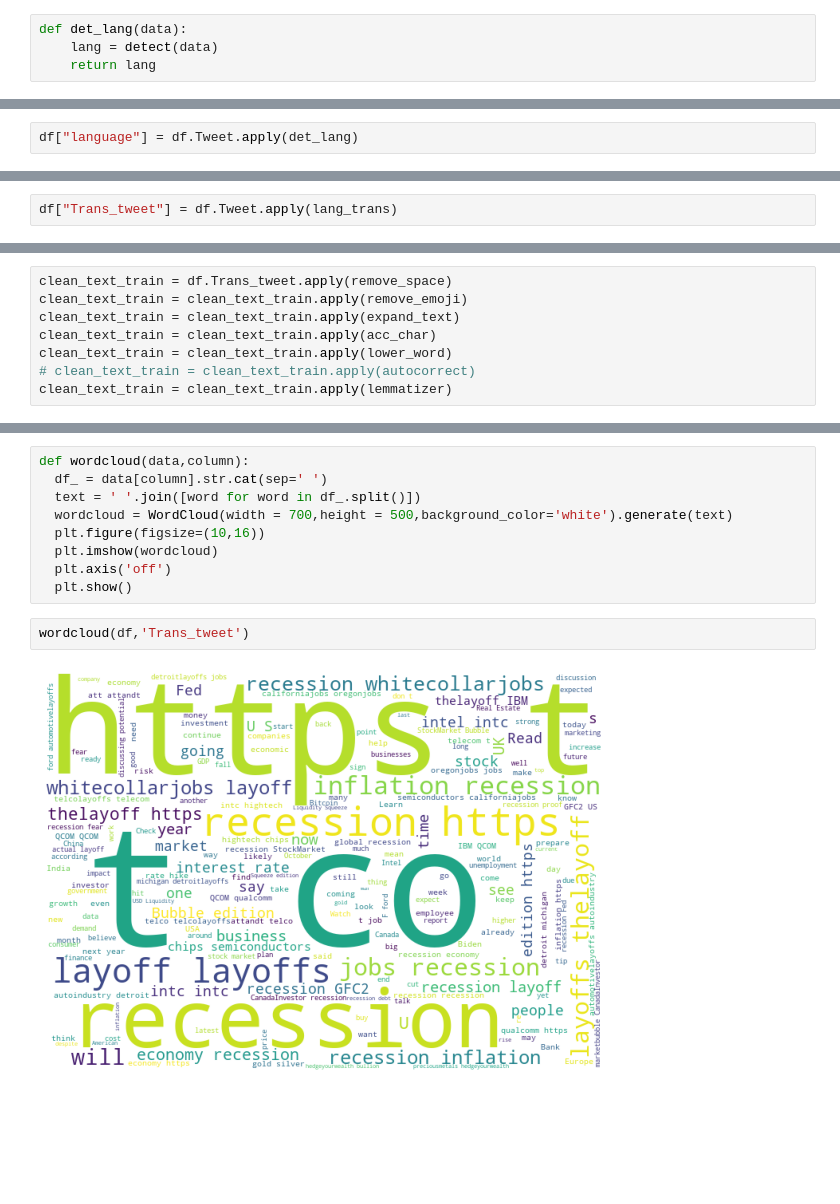
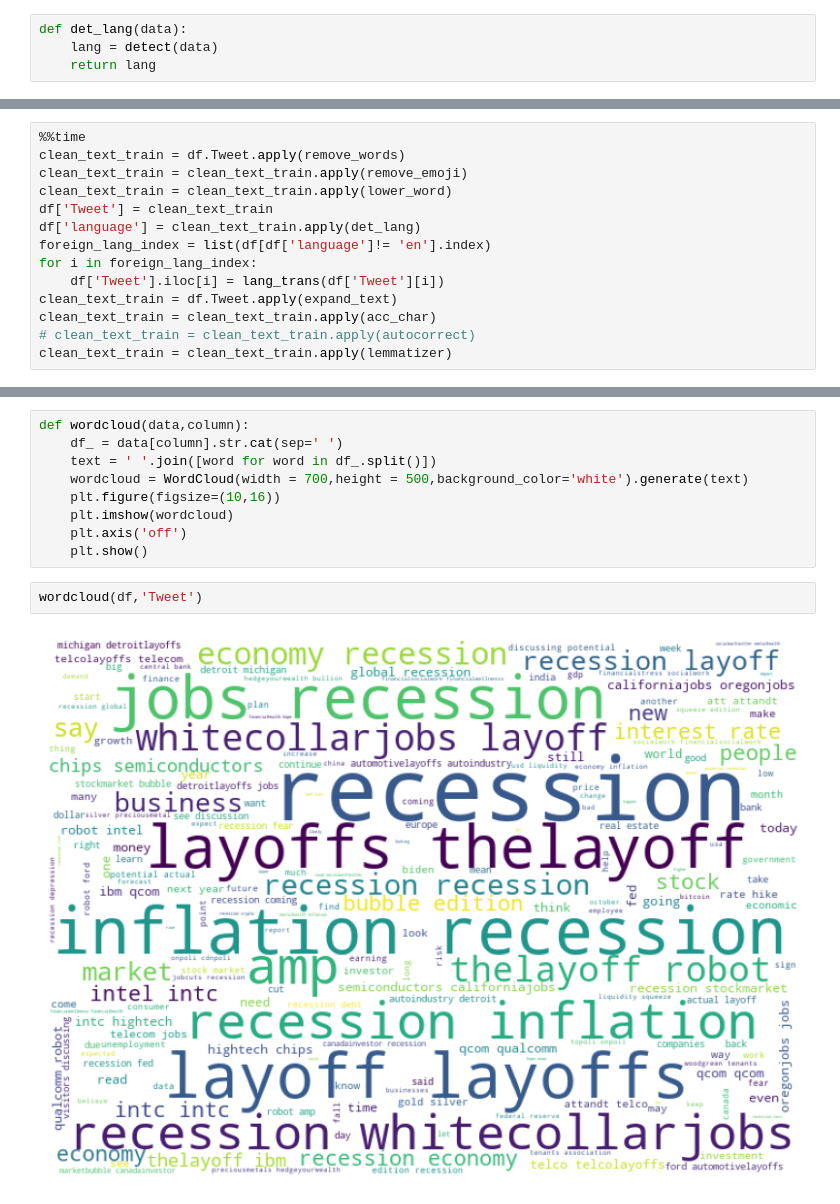
Before and after one commit to b-ashish/NLP, a Jupyter notebook: recession_tweet/recession_tweet_analysis.ipynb, the cells around one changed output, grey strips where cells are left out. Cells and saved outputs as stored; diff of their text form; blank space fills up the shorter version.

Commit message:
Recession tweet analysis

```diff
--- a/recession_tweet/recession_tweet_analysis.ipynb
+++ b/recession_tweet/recession_tweet_analysis.ipynb
@@ -188,2 +139,0 @@ def lemmatizer(data):
-# %%
-df["language"] = df.Tweet.apply(det_lang)
@@ -223,2 +139,0 @@ lang_trans(df["Tweet"][0])
-# %%
-df["Trans_tweet"] = df.Tweet.apply(lang_trans)
@@ -229,8 +140,14 @@ df
 # %%
-clean_text_train = df.Trans_tweet.apply(remove_space)
+%%time
+clean_text_train = df.Tweet.apply(remove_words)
 clean_text_train = clean_text_train.apply(remove_emoji)
-clean_text_train = clean_text_train.apply(expand_text)
+clean_text_train = clean_text_train.apply(lower_word)
+df['Tweet'] = clean_text_train
+df['language'] = clean_text_train.apply(det_lang)
+foreign_lang_index = list(df[df['language']!= 'en'].index)
+for i in foreign_lang_index:
+    df['Tweet'].iloc[i] = lang_trans(df['Tweet'][i])
+clean_text_train = df.Tweet.apply(expand_text)
 clean_text_train = clean_text_train.apply(acc_char)
-clean_text_train = clean_text_train.apply(lower_word)
 # clean_text_train = clean_text_train.apply(autocorrect)
 clean_text_train = clean_text_train.apply(lemmatizer)
@@ -292,13 +211,13 @@ print(count,end=" ")
 # %%
 def wordcloud(data,column):
-  df_ = data[column].str.cat(sep=' ')
-  text = ' '.join([word for word in df_.split()])
-  wordcloud = WordCloud(width = 700,height = 500,background_color='white').generate(text)
-  plt.figure(figsize=(10,16))
-  plt.imshow(wordcloud)
-  plt.axis('off')
-  plt.show()
+    df_ = data[column].str.cat(sep=' ')
+    text = ' '.join([word for word in df_.split()])
+    wordcloud = WordCloud(width = 700,height = 500,background_color='white').generate(text)
+    plt.figure(figsize=(10,16))
+    plt.imshow(wordcloud)
+    plt.axis('off')
+    plt.show()
 # %%
-wordcloud(df,'Trans_tweet')
+wordcloud(df,'Tweet')
 # %% [output]
-[figure, old version]
+[figure, new version]
```
Also changed, not shown: parts of 21 cells of this notebook.
